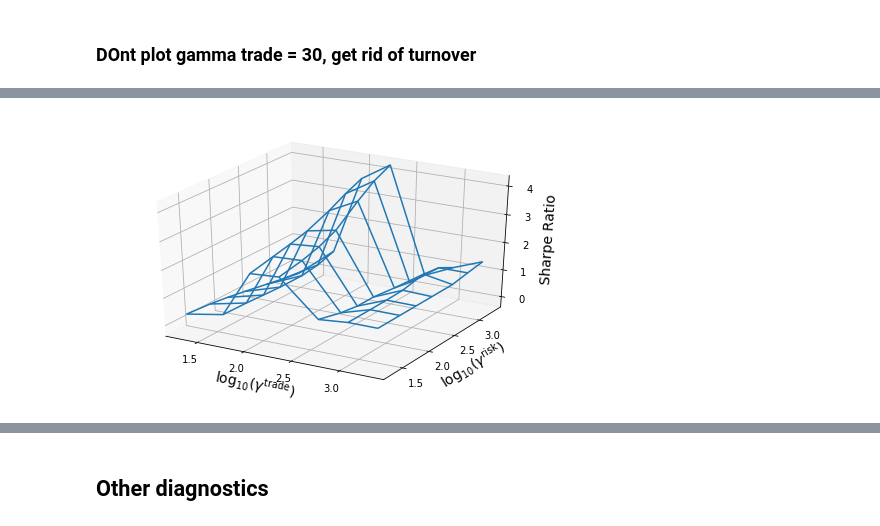
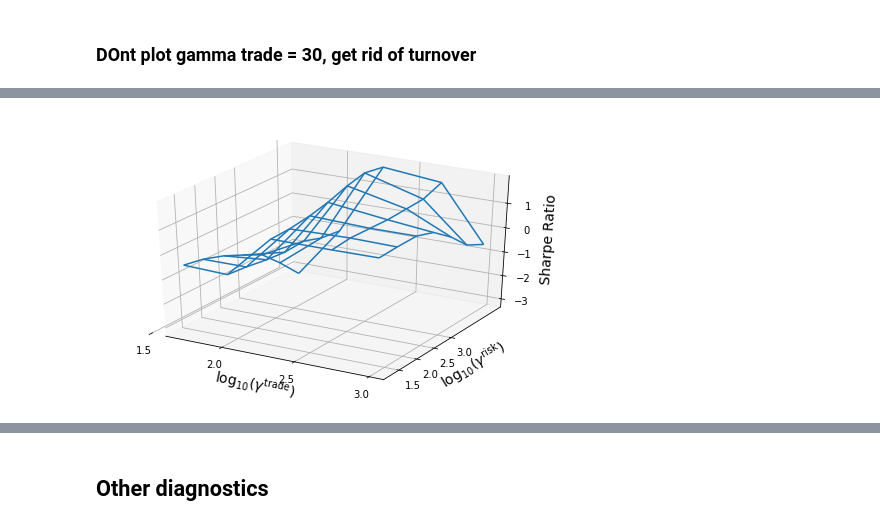
Before and after one commit to cvxgrp/cvxportfolio, a Jupyter notebook: SinglePeriodOptimization.ipynb, the cells around one changed output, grey strips where cells are left out. Cells and saved outputs as stored; diff of their text form; code cells hidden in the pictures.

```diff
--- a/SinglePeriodOptimization.ipynb
+++ b/SinglePeriodOptimization.ipynb
@@ -44,8 +44,8 @@ results={}
 # SPO coarse search
 # %%
 policies={}
-gamma_risks_coarse=[ 20, 50, 100, 200, 500, 1000, 2000]
-gamma_tcosts_coarse=[ 20, 50, 100, 200, 500, 1000, 2000]
+gamma_risks_coarse=[20, 60, 200, 600, 2000, 6000, 20000]
+gamma_tcosts_coarse=[50, 100, 200, 500, 1000]
 for gamma_risk in gamma_risks_coarse:
     for gamma_tcost in gamma_tcosts_coarse :
         policies[(gamma_risk, gamma_tcost)] = \
@@ -56,11 +56,4 @@ import warnings
 warnings.filterwarnings('ignore')
 results.update(dict(zip(policies.keys(), simulator.run_multiple_backtest(1E8*w_b, start_time=start_t,end_time=end_t,
                                               policies=policies.values(), parallel=True))))
-
-result_df_coarse=pd.DataFrame()
-for k in results:
-    if k[0] in gamma_risks_coarse and k[1] in gamma_tcosts_coarse:
-        result_df_coarse.loc[k[0], k[1]] = results[k]
-
-result_df = result_df_coarse
 # %% [output]
@@ -114,3 +77,10 @@ ERROR:root:The solver None failed. Defaulting to no trades
+# %%
+result_df_coarse=pd.DataFrame()
+for k in results:
+    if k[0] in gamma_risks_coarse and k[1] in gamma_tcosts_coarse:
+        result_df_coarse.loc[k[0], k[1]] = results[k]
+
+result_df = result_df_coarse.loc[sorted(result_df_coarse.index), sorted(result_df_coarse.columns)]
 # %% [markdown]
 ### DOnt plot gamma trade = 30, get rid of turnover
 # %%
@@ -158,28 +119,28 @@ result_df.applymap(lambda x: x.sharpe_ratio)
 # %%
 from mpl_toolkits.mplot3d import axes3d
 import matplotlib.pyplot as plt
 
 fig = plt.figure(figsize=(8,5))
 ax = fig.add_subplot(111, projection='3d')
 
 # Grab some test data.
-X, Y, Z = axes3d.get_test_data(0.05)
+#X, Y, Z = axes3d.get_test_data(0.05)
 
-X,Y=np.meshgrid(np.log10(gamma_risks_coarse), np.log10(gamma_tcosts_coarse))
+X,Y=np.meshgrid(np.log10(gamma_tcosts_coarse),np.log10(gamma_risks_coarse))
 Z=result_df.applymap(lambda x: x.sharpe_ratio).values
 
 # Plot a basic wireframe.
 ax.plot_wireframe(X, Y, Z, rstride=1, cstride=1)
 
 ax.set_xlabel(r'$\log_{10}(\gamma^\mathrm{trade})$', fontsize=14, rotation=150)
 ax.set_xticks([1.5, 2, 2.5,  3])
 
 ax.set_ylabel(r'$\log_{10}(\gamma^\mathrm{risk})$', fontsize=14)
 ax.set_yticks([1.5, 2, 2.5,  3])
 
 ax.set_zlabel(r'Sharpe Ratio', fontsize=14, rotation=60)
 
 plt.savefig(plotdir+'spo_sharperatio.png')
 # %% [output]
-[figure, old version]
+[figure, new version]
 # %%
```
Also changed, not shown: parts of 16 cells of this notebook, 5 other files.
